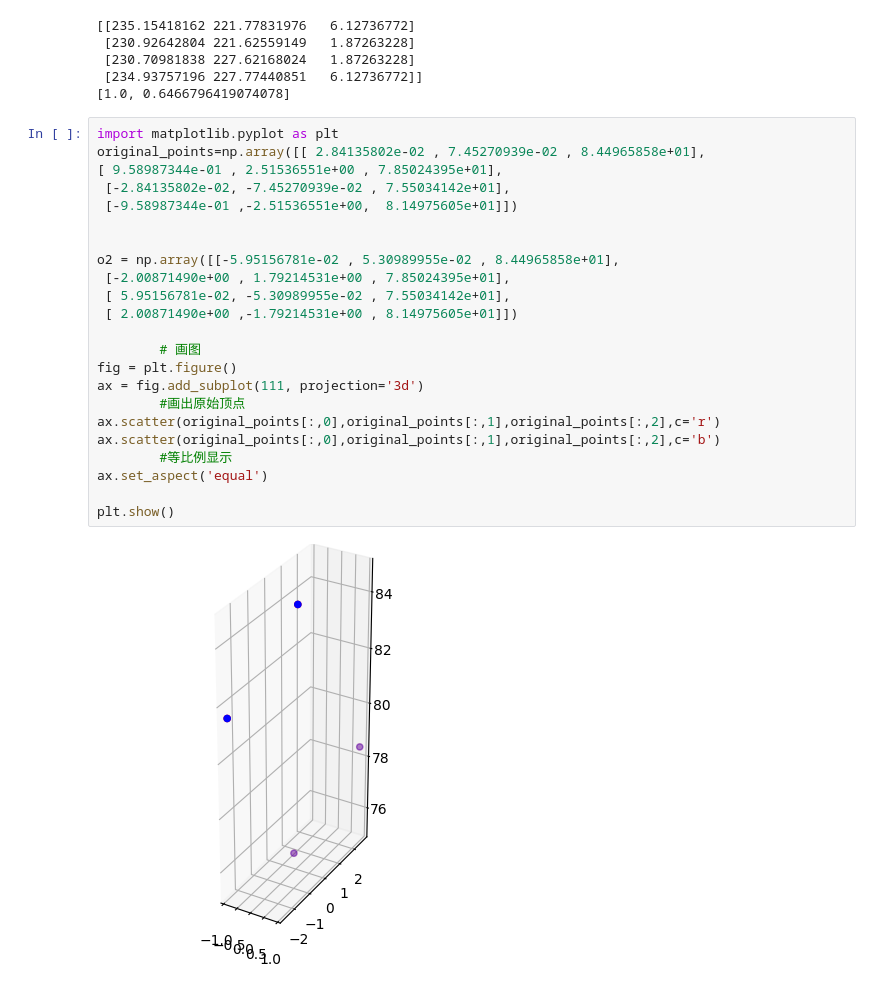
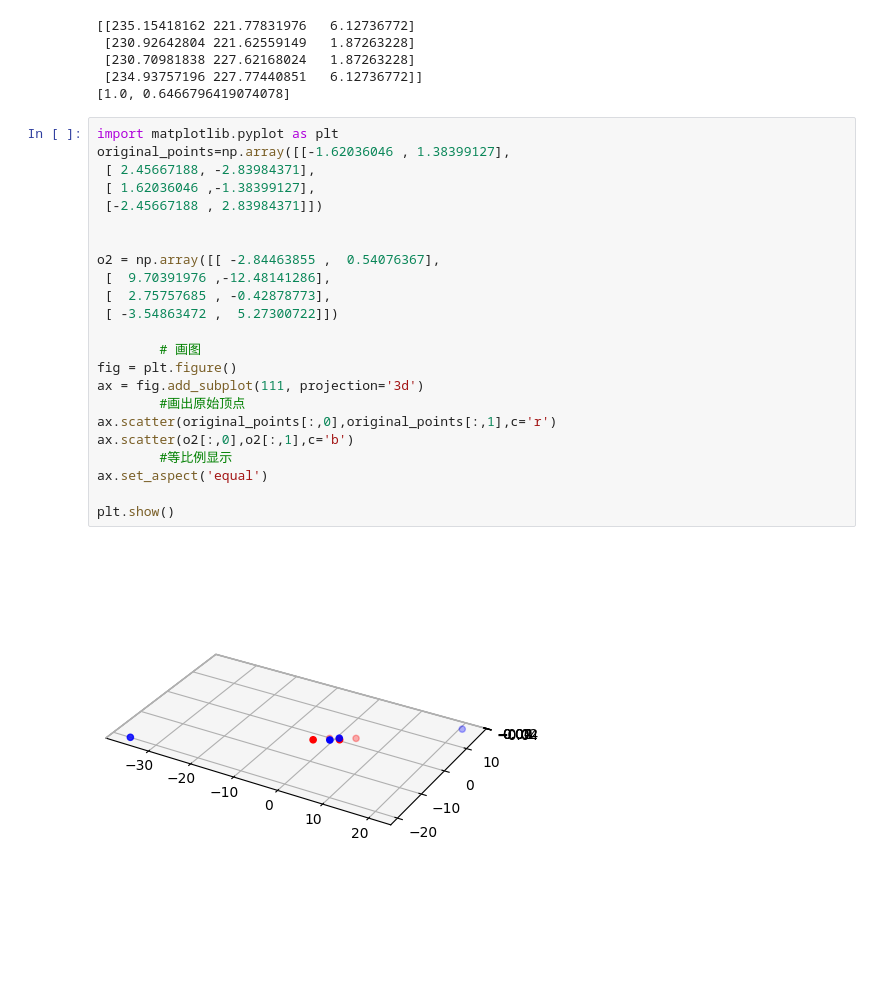
Before and after one commit to Yufeiyu2003/23cmfsh, a Jupyter notebook: main.ipynb, the cells around one changed output. Saved outputs shown, nothing was run; the diff lists cells and outputs as text; blank space fills up the shorter version.

```diff
--- a/main.ipynb
+++ b/main.ipynb
@@ -151,26 +151,26 @@ print(e_mirror_rate(1500,39.4/180*np.pi,270,9))
 [1.0, 0.6466796419074078]
 # %%
 import matplotlib.pyplot as plt
-original_points=np.array([[ 2.84135802e-02 , 7.45270939e-02 , 8.44965858e+01],
-[ 9.58987344e-01 , 2.51536551e+00 , 7.85024395e+01],
- [-2.84135802e-02, -7.45270939e-02 , 7.55034142e+01],
- [-9.58987344e-01 ,-2.51536551e+00,  8.14975605e+01]])
+original_points=np.array([[-1.62036046 , 1.38399127],
+ [ 2.45667188, -2.83984371],
+ [ 1.62036046 ,-1.38399127],
+ [-2.45667188 , 2.83984371]])
 
 
-o2 = np.array([[-5.95156781e-02 , 5.30989955e-02 , 8.44965858e+01],
- [-2.00871490e+00 , 1.79214531e+00 , 7.85024395e+01],
- [ 5.95156781e-02, -5.30989955e-02 , 7.55034142e+01],
- [ 2.00871490e+00 ,-1.79214531e+00 , 8.14975605e+01]])
+o2 = np.array([[ -2.84463855 ,  0.54076367],
+ [  9.70391976 ,-12.48141286],
+ [  2.75757685 , -0.42878773],
+ [ -3.54863472 ,  5.27300722]])
 
         # 画图
 fig = plt.figure()
 ax = fig.add_subplot(111, projection='3d')
         #画出原始顶点
-ax.scatter(original_points[:,0],original_points[:,1],original_points[:,2],c='r')
-ax.scatter(original_points[:,0],original_points[:,1],original_points[:,2],c='b')
+ax.scatter(original_points[:,0],original_points[:,1],c='r')
+ax.scatter(o2[:,0],o2[:,1],c='b')
         #等比例显示
 ax.set_aspect('equal')
 
 plt.show()
 # %% [output]
-[figure, old version]
+[figure, new version]
```
Also changed, not shown: 3 other files.
